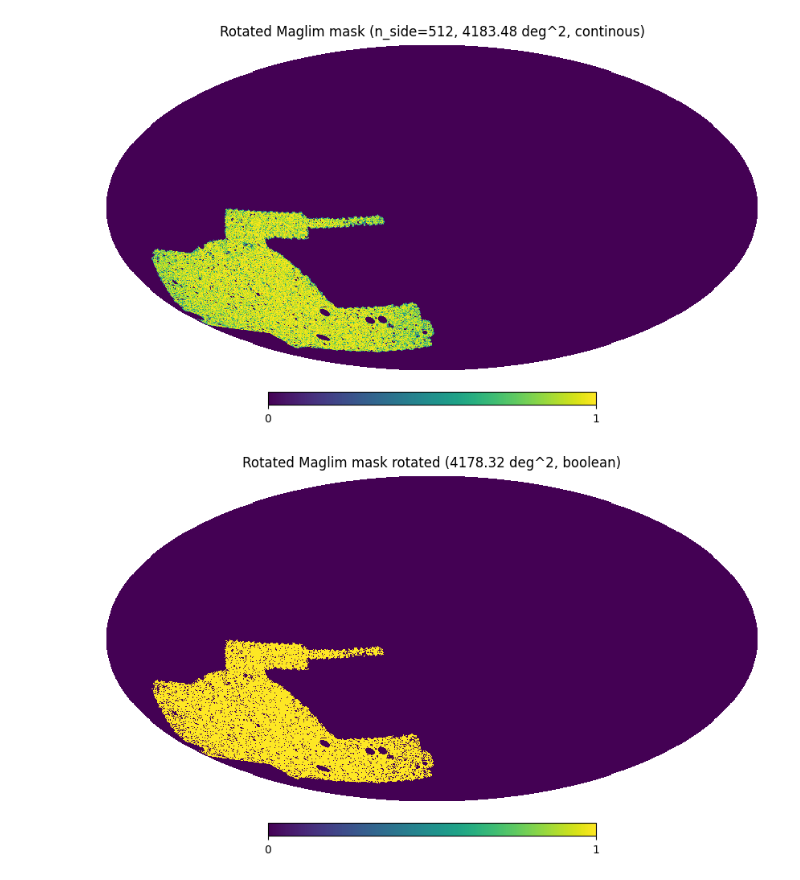
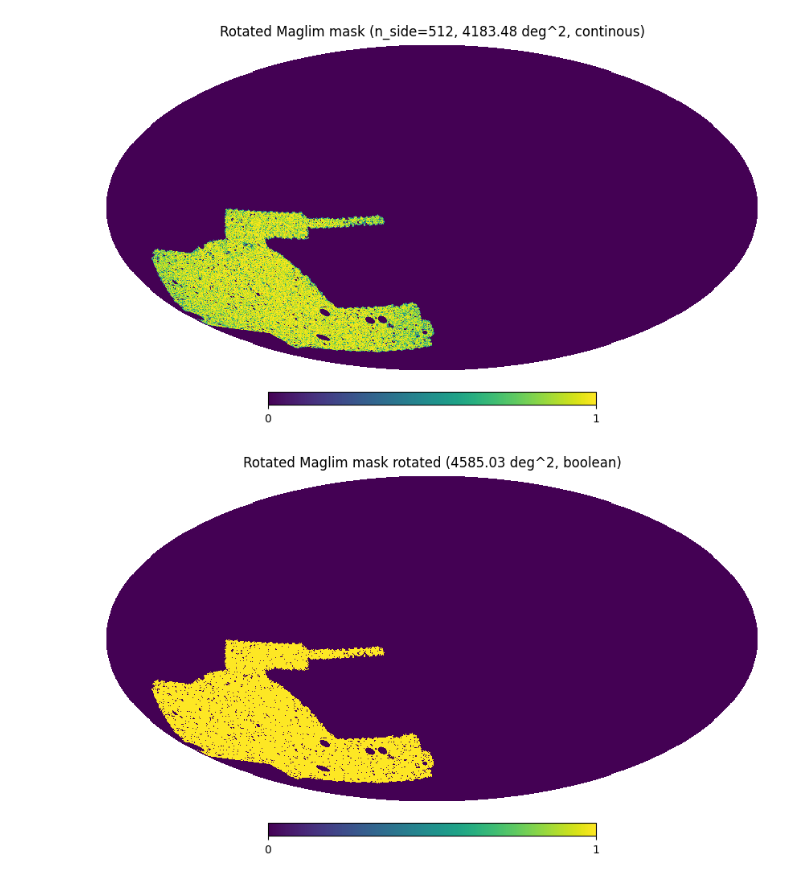
Before and after one commit to des-science/multiprobe-simulation-forward-model, a Jupyter notebook: notebooks/masking/pixel_level.ipynb, the cells around one changed output. Saved outputs shown, nothing was run; the diff lists cells and outputs as text; code cells hidden in the pictures.

```diff
--- a/notebooks/masking/pixel_level.ipynb
+++ b/notebooks/masking/pixel_level.ipynb
@@ -28,21 +33,20 @@ hp.mollview(maglim_mask, title=f"Original Maglim mask (nside=512, area={area:.2f
 # %%
 # rotate the mask
 rotator = hp.Rotator(rot=(0, 0.125, -1.22), eulertype="Y", deg=False)
 
 rot_maglim_mask = rotator.rotate_map_pixel(maglim_mask)
 rot_maglim_mask = hp.ud_grade(rot_maglim_mask, nside_out=n_side)
 area = np.sum(rot_maglim_mask) * hp.nside2pixarea(n_side, degrees=True)
 
 hp.mollview(rot_maglim_mask, title=f"Rotated Maglim mask (n_side=512, {area:.2f} deg^2, continous)")
+
+# threshold = 0.5
+bool_rot_maglim_mask = rot_maglim_mask.copy()
+bool_rot_maglim_mask[bool_rot_maglim_mask >= threshold] = 1
+bool_rot_maglim_mask[bool_rot_maglim_mask < threshold] = 0
+area = np.sum(bool_rot_maglim_mask) * hp.nside2pixarea(512, degrees=True)
+
+hp.mollview(bool_rot_maglim_mask, title=f"Rotated Maglim mask rotated ({area:.2f} deg^2, boolean)")
 # %% [output]
 [figure]
+[figure, added]
-# %%
-threshold = 0.72
-new_maglim_mask = rot_maglim_mask.copy()
-new_maglim_mask[new_maglim_mask >= threshold] = 1
-new_maglim_mask[new_maglim_mask < threshold] = 0
-area = np.sum(new_maglim_mask) * hp.nside2pixarea(512, degrees=True)
-
-hp.mollview(new_maglim_mask, title=f"Rotated Maglim mask rotated ({area:.2f} deg^2, boolean)")
-# %% [output]
-[figure, removed]
```
Also changed, not shown: parts of 1 cell of this notebook.
